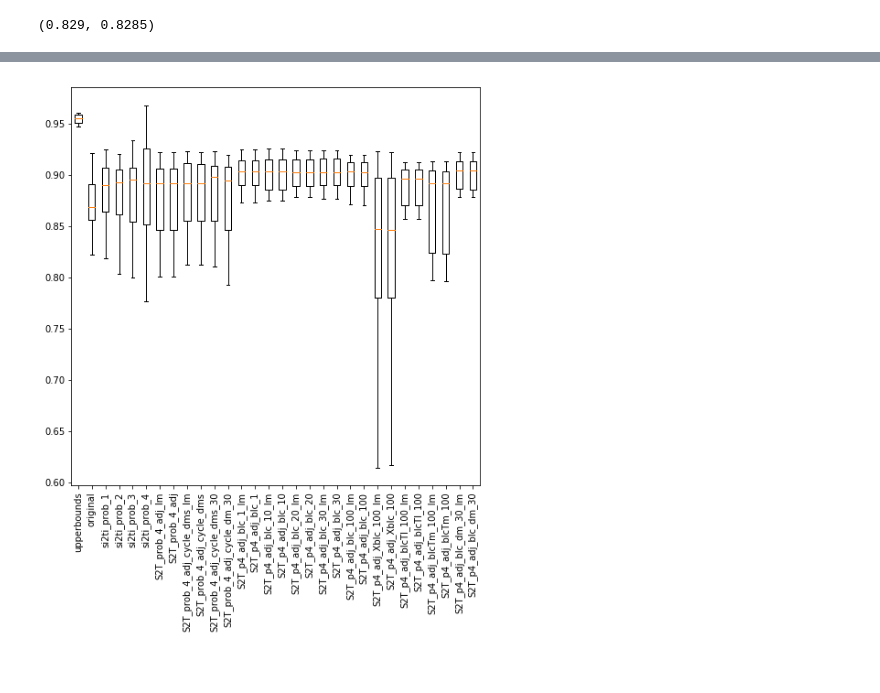
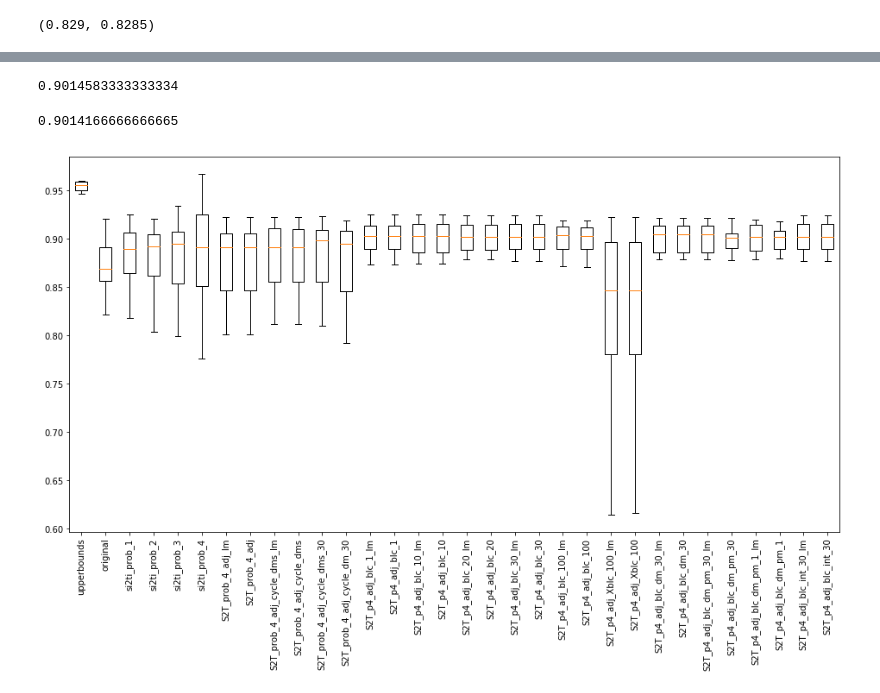
Before and after one commit to zycalice/domain-adaptation-nlp, a Jupyter notebook: notebooks/CIS620_p2_clean.ipynb, the cells around one changed output, grey strips where cells are left out. Saved outputs shown, nothing was run; the diff lists cells and outputs as text; code cells hidden in the pictures; blank space fills up the shorter version.

```diff
--- a/notebooks/CIS620_p2_clean.ipynb
+++ b/notebooks/CIS620_p2_clean.ipynb
@@ -2168,5 +2333,5 @@ error: Movies_and_TV.train Books.train This solver needs samples of at least 2 c
 [interactive output not drawn]
 # %%
 %%notify
-S2T_p4_adj_blc_dm_1 = all_combination_test(S2T_p4_adj_blc_dm,5, dist_eval = False)
+S2T_p4_adj_blc_dm_pm_30 = all_combination_test(S2T_p4_adj_blc_dm_pm,5, dist_eval = False)
 # %% [output]
@@ -2189,2 +2354,5 @@ S2T_p4_adj_blc_dm_1 = all_combination_test(S2T_p4_adj_blc_dm,5, dist_eval = Fals
 11
 [interactive output not drawn]
+# %%
+%%notify
+S2T_p4_adj_blc_dm_pm_1 = all_combination_test(S2T_p4_adj_blc_dm_pm,5, dist_eval = False)
@@ -2190,0 +2397,3 @@ S2T_p4_adj_blc_dm_1 = all_combination_test(S2T_p4_adj_blc_dm,5, dist_eval = Fals
+# %%
+%%notify
+S2T_p4_adj_blc_int_30 = all_combination_test(S2T_p4_adj_blc_int,5, dist_eval = False)
@@ -2541,37 +2727,55 @@ def S2T_p4_adj_blc(train_features, train_labels, test_features, test_labels, num
+# %%
+max([np.mean(val) for val in plot_data[1:]])
+# %% [output]
+0.9014583333333334
+# %%
+np.mean(S2T_p4_adj_blc_dm_pm_30[1])
+# %% [output]
+0.9014166666666665
 # %%
-plt.figure(figsize = [8,8])
-plt.boxplot([upperbounds[2], si2ti_prob_4_5[1],
+plot_data = [upperbounds[2], si2ti_prob_4_5[1],
              si2ti_prob_1_5[2],si2ti_prob_2_5[2],si2ti_prob_3_5[2],si2ti_prob_4_5[2],
              S2T_prob_4_adj_5[1],S2T_prob_4_adj_5[2],
              S2T_prob_4_adj_cycle_dms_5[1],S2T_prob_4_adj_cycle_dms_5[2],
              test[2],S2T_prob_4_adj_cycle_dm_30[2],
              S2T_p4_adj_blc_1[1],S2T_p4_adj_blc_1[2],
              S2T_p4_adj_blc_10[1],S2T_p4_adj_blc_10[2],
              S2T_p4_adj_blc_20[1],S2T_p4_adj_blc_20[2],
              S2T_p4_adj_blc_30[1],S2T_p4_adj_blc_30[2],
              S2T_p4_adj_blc_100[1],S2T_p4_adj_blc_100[2],
              S2T_p4_adj_Xblc_100[1],S2T_p4_adj_Xblc_100[2],
-             S2T_p4_adj_blcTl_100[1],S2T_p4_adj_blcTl_100[2],
-             S2T_p4_adj_blcTm_100[1],S2T_p4_adj_blcTm_100[2],
-             S2T_p4_adj_blc_dm_30[1],S2T_p4_adj_blc_dm_30[2]
-            ],
+#              S2T_p4_adj_blcTl_100[1],S2T_p4_adj_blcTl_100[2],
+#              S2T_p4_adj_blcTm_100[1],S2T_p4_adj_blcTm_100[2],
+             S2T_p4_adj_blc_dm_30[1],S2T_p4_adj_blc_dm_30[2],
+             S2T_p4_adj_blc_dm_pm_30[1],S2T_p4_adj_blc_dm_pm_30[2],
+             S2T_p4_adj_blc_dm_pm_1[1],S2T_p4_adj_blc_dm_pm_1[2],
+             S2T_p4_adj_blc_int_30[1],S2T_p4_adj_blc_int_30[2],
+            ]
+
+
+plt.figure(figsize = [16,8])
+plt.boxplot(plot_data,
             labels = ['upperbounds','original',
                       'si2ti_prob_1','si2ti_prob_2','si2ti_prob_3','si2ti_prob_4',
                       'S2T_prob_4_adj_lm','S2T_prob_4_adj',
                       'S2T_prob_4_adj_cycle_dms_lm','S2T_prob_4_adj_cycle_dms',
                       'S2T_prob_4_adj_cycle_dms_30','S2T_prob_4_adj_cycle_dm_30',
                       'S2T_p4_adj_blc_1_lm','S2T_p4_adj_blc_1',
                       'S2T_p4_adj_blc_10_lm','S2T_p4_adj_blc_10',
                       'S2T_p4_adj_blc_20_lm','S2T_p4_adj_blc_20',
                       'S2T_p4_adj_blc_30_lm','S2T_p4_adj_blc_30',
                       'S2T_p4_adj_blc_100_lm','S2T_p4_adj_blc_100',
                       'S2T_p4_adj_Xblc_100_lm','S2T_p4_adj_Xblc_100',
-                      'S2T_p4_adj_blcTl_100_lm','S2T_p4_adj_blcTl_100',
-                      'S2T_p4_adj_blcTm_100_lm','S2T_p4_adj_blcTm_100',
-                      'S2T_p4_adj_blc_dm_30_lm','S2T_p4_adj_blc_dm_30'
+#                       'S2T_p4_adj_blcTl_100_lm','S2T_p4_adj_blcTl_100',
+#                       'S2T_p4_adj_blcTm_100_lm','S2T_p4_adj_blcTm_100',
+                      'S2T_p4_adj_blc_dm_30_lm','S2T_p4_adj_blc_dm_30',
+                      'S2T_p4_adj_blc_dm_pm_30_lm','S2T_p4_adj_blc_dm_pm_30',
+                      'S2T_p4_adj_blc_dm_pm_1_lm','S2T_p4_adj_blc_dm_pm_1',
+                      'S2T_p4_adj_blc_int_30_lm','S2T_p4_adj_blc_int_30'
                      ],
             showfliers=False)
+# plt.axvline(x=0.903,color = 'r')
 plt.xticks(rotation=90)
 plt.show()
 # %% [output]
-[figure, old version]
+[figure, new version]
```
Also changed, not shown: parts of 15 cells of this notebook.
